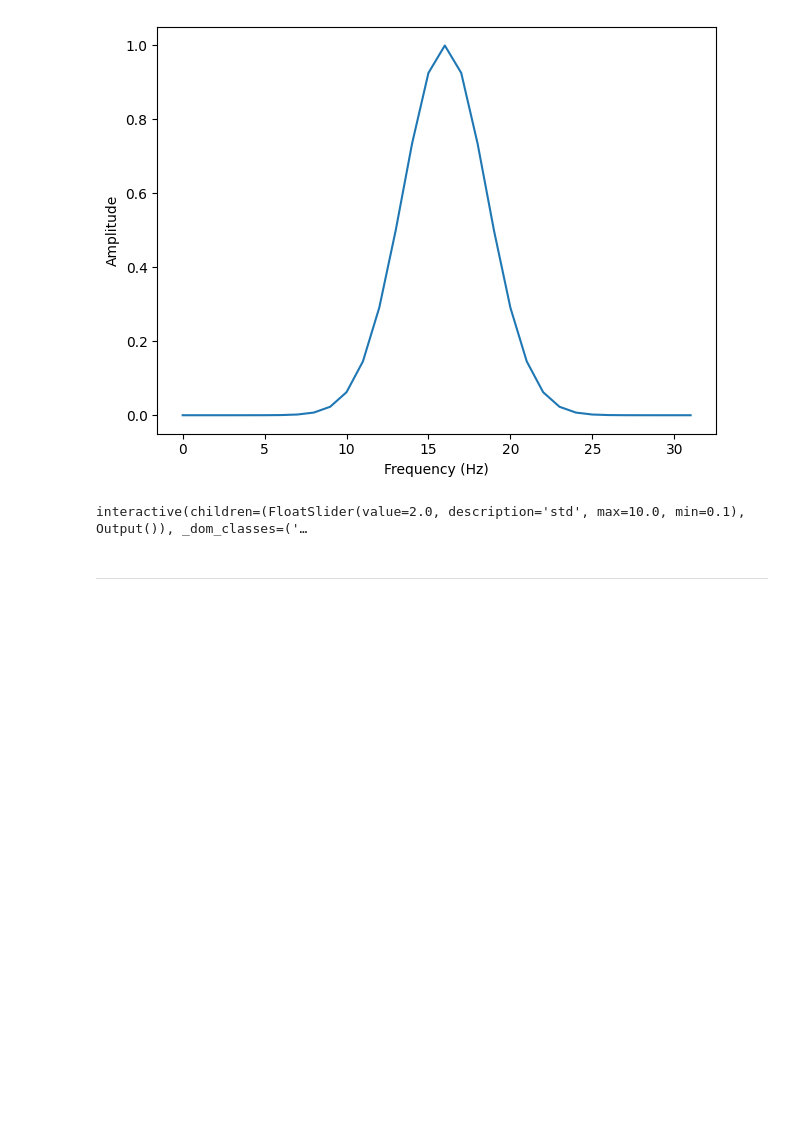
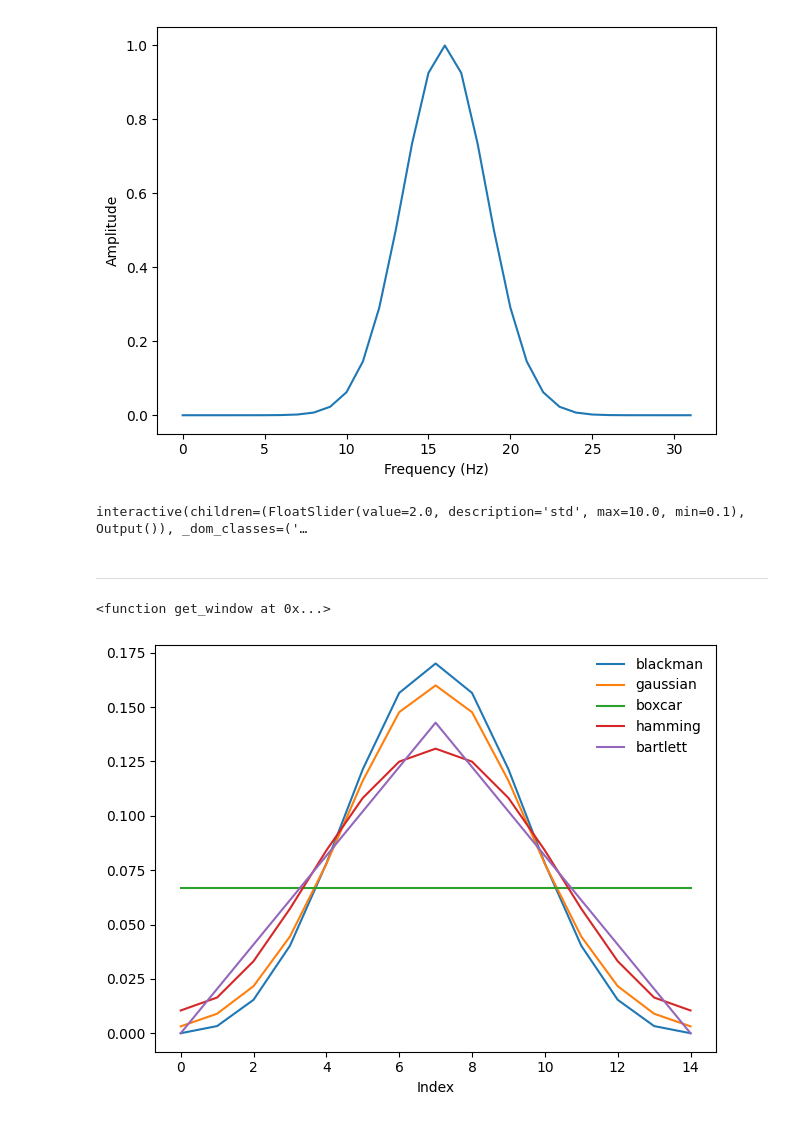
Before and after one commit to UrranQx/ThinkDSP, a Jupyter notebook: code/chap08.ipynb, the cells around one changed output. Drawn from its saved outputs; the diff is of its cells as text; code cells hidden in the pictures; blank space fills up the shorter version.

```diff
--- a/code/chap08.ipynb
+++ b/code/chap08.ipynb
@@ -492,2 +494,22 @@ interactive(children=(FloatSlider(value=2.0, description='std', max=10.0, min=0.
 # %% [markdown]
 ___
+# %%
+# Добавим Окно Хемминга и поэесперементируем также и с другими окнами
+print(scipy.signal.windows.)
+# %% [output]
+<function get_window at 0x...>
+# %%
+M = 15
+std = 2.5
+
+gaussian = scipy.signal.windows.gaussian(M=M, std=std)
+bartlett = scipy.signal.windows.bartlett(M)
+blackman = scipy.signal.windows.blackman(M)
+hamming = scipy.signal.windows.hamming(M)
+boxcar = scipy.signal.windows.boxcar(M)
+
+windows = [blackman, gaussian, boxcar, hamming, bartlett]
+names = ['blackman', 'gaussian', 'boxcar', 'hamming', 'bartlett']
+
+for window in windows:
+    window /= sum(window)
@@ -493,0 +519,7 @@ ___
+# %%
+for window, name in zip(windows, names):
+    plt.plot(window, label=name)
+
+decorate(xlabel='Index')
+# %% [output]
+[figure, added]
```
Also changed, not shown: parts of 4 cells of this notebook, 1 other file.
